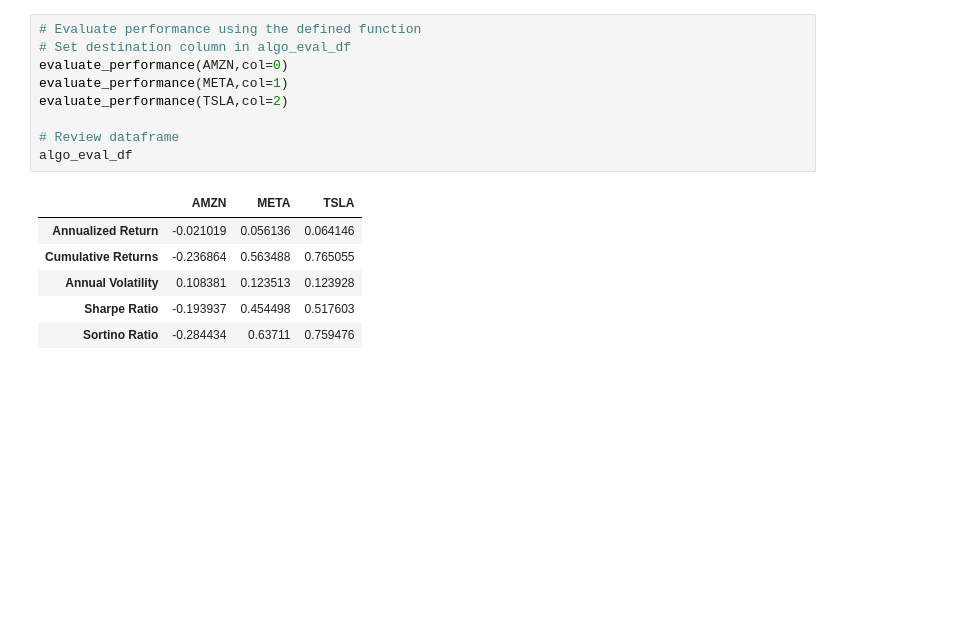
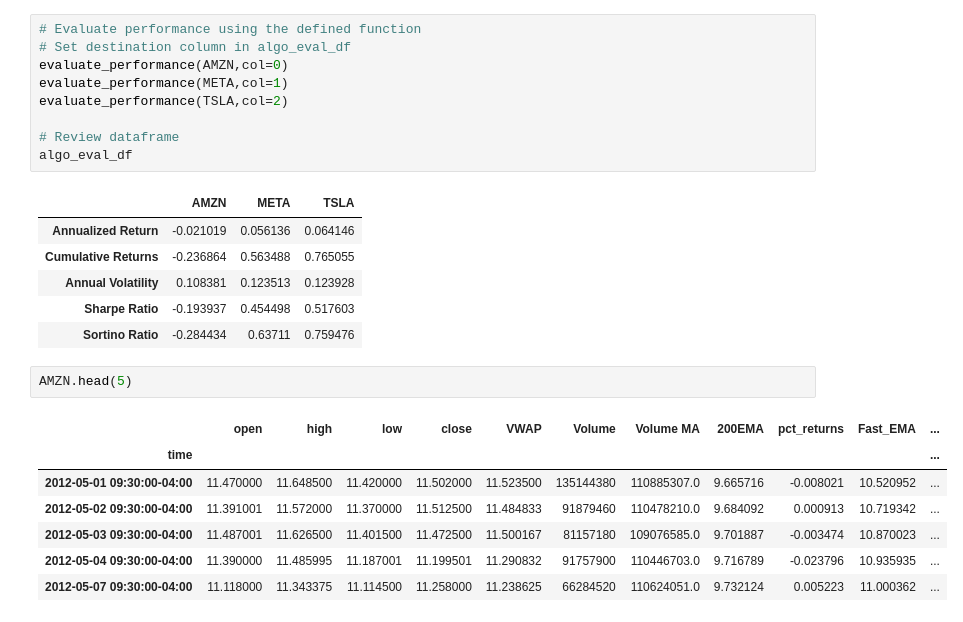
Before and after one commit to mattgifs/Project2, a Jupyter notebook: 02_basic_trading_algo.ipynb, the cells around one changed output. Cells and saved outputs as stored; diff of their text form; blank space fills up the shorter version.

```diff
--- a/02_basic_trading_algo.ipynb
+++ b/02_basic_trading_algo.ipynb
@@ -424,3 +424,13 @@ algo_eval_df
 | Annual Volatility | 0.108381 | 0.123513 | 0.123928 |
 | Sharpe Ratio | -0.193937 | 0.454498 | 0.517603 |
 | Sortino Ratio | -0.284434 | 0.63711 | 0.759476 |
+# %%
+AMZN.head(5)
+# %% [output]
+|  | open | high | low | close | VWAP | Volume | Volume MA | 200EMA | pct_returns | Fast_EMA | ... |
+| time |  |  |  |  |  |  |  |  |  |  | ... |
+| 2012-05-01 09:30:00-04:00 | 11.470000 | 11.648500 | 11.420000 | 11.502000 | 11.523500 | 135144380 | 110885307.0 | 9.665716 | -0.008021 | 10.520952 | ... |
+| 2012-05-02 09:30:00-04:00 | 11.391001 | 11.572000 | 11.370000 | 11.512500 | 11.484833 | 91879460 | 110478210.0 | 9.684092 | 0.000913 | 10.719342 | ... |
+| 2012-05-03 09:30:00-04:00 | 11.487001 | 11.626500 | 11.401500 | 11.472500 | 11.500167 | 81157180 | 109076585.0 | 9.701887 | -0.003474 | 10.870023 | ... |
+| 2012-05-04 09:30:00-04:00 | 11.390000 | 11.485995 | 11.187001 | 11.199501 | 11.290832 | 91757900 | 110446703.0 | 9.716789 | -0.023796 | 10.935935 | ... |
+| 2012-05-07 09:30:00-04:00 | 11.118000 | 11.343375 | 11.114500 | 11.258000 | 11.238625 | 66284520 | 110624051.0 | 9.732124 | 0.005223 | 11.000362 | ... |
```
Also changed, not shown: parts of 1 cell of this notebook, 1 other file.
